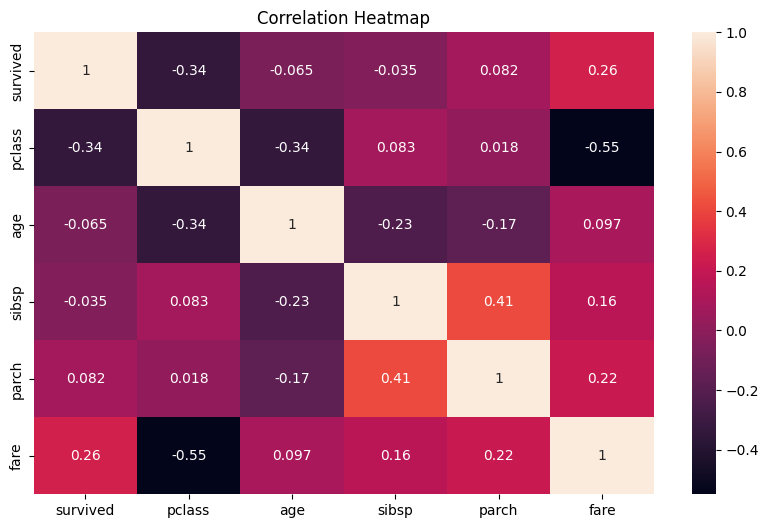
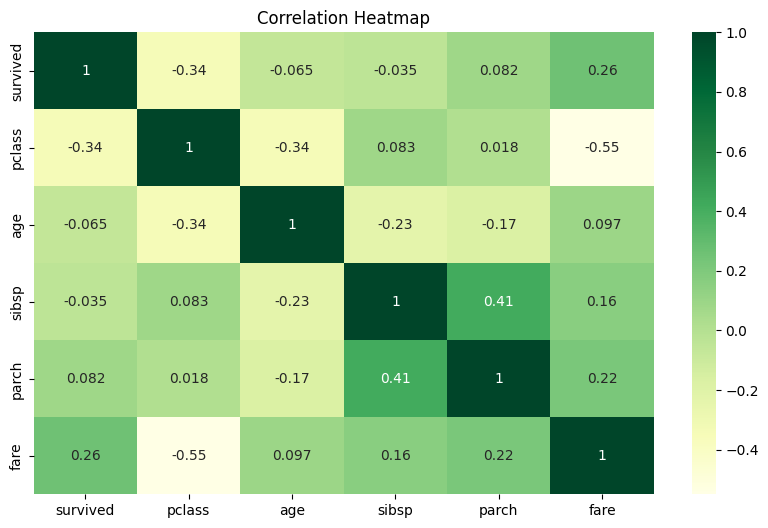
Code edit (unified diff) that turned the first committed figure into the second:
--- before
+++ after
@@ -1,7 +1,10 @@
+from seaborn.cm import crest
+
+
 numeric_df = df.select_dtypes(include="number")
 
 plt.figure(figsize=(10,6))
 
-sns.heatmap(numeric_df.corr(), annot=True)
+sns.heatmap(numeric_df.corr(), annot=True, cmap=crest)
 plt.title("Correlation Heatmap")
 plt.show()

Commit: Fix warnings and improve visualizations